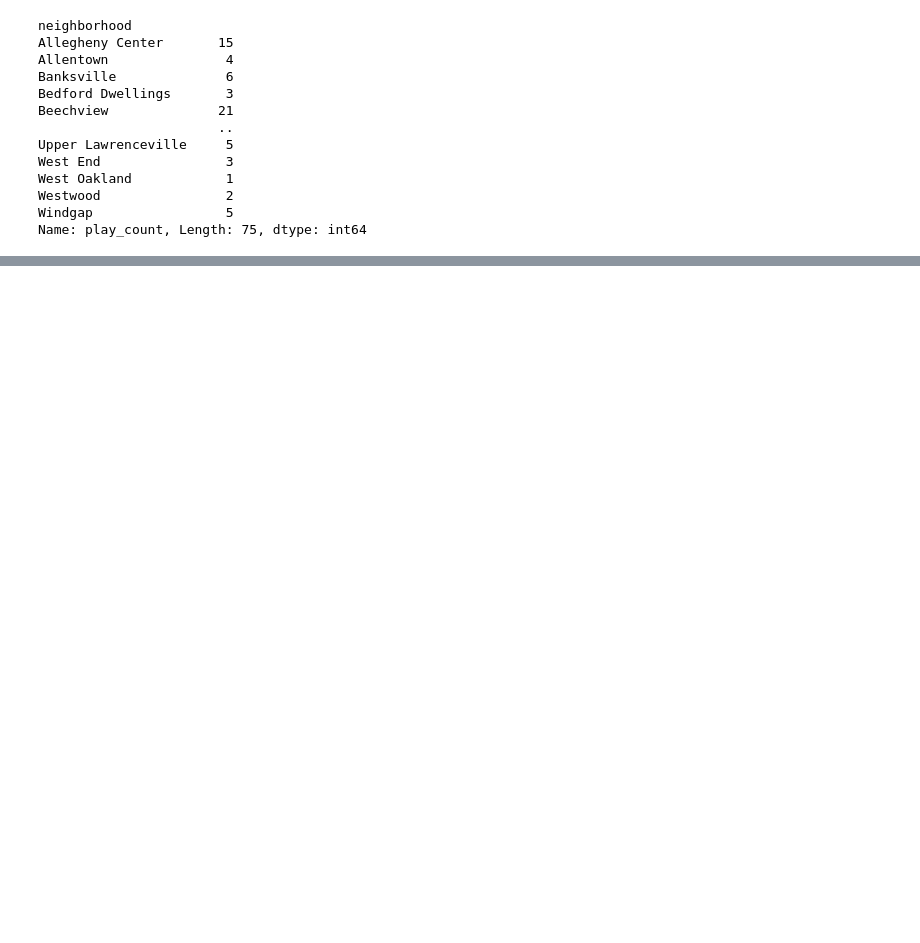
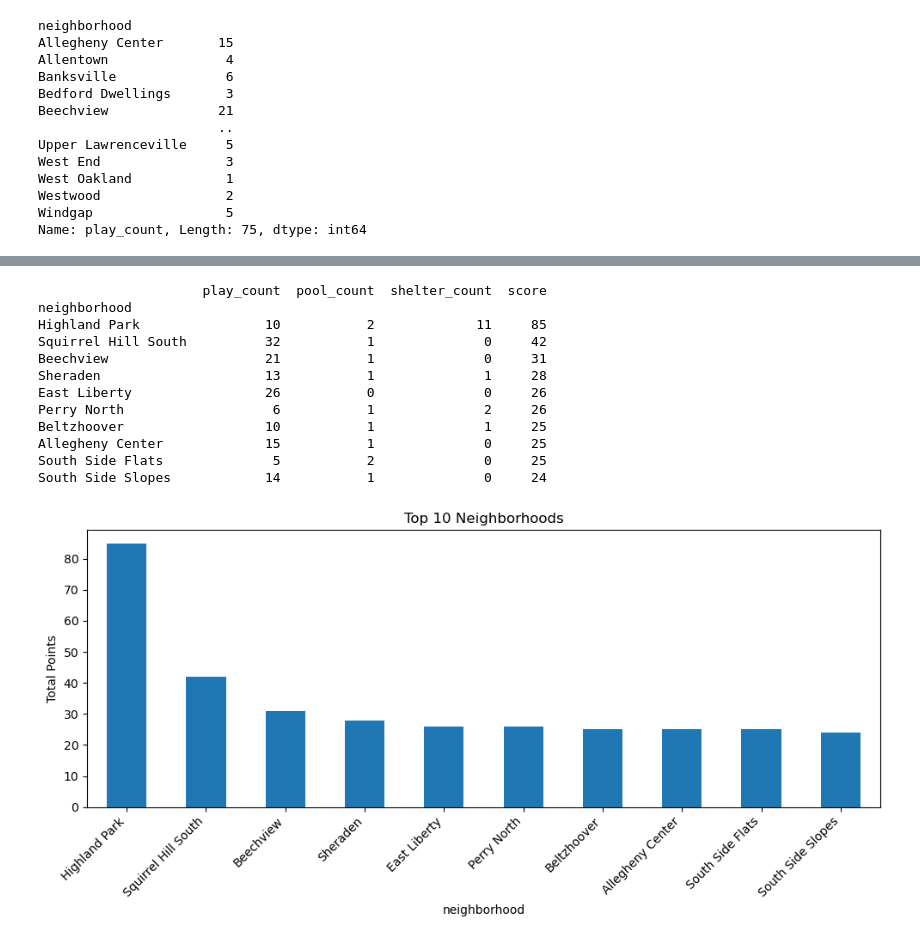
Before and after one commit to hughesc13/best-pgh-neighborhood, a Jupyter notebook: combined_metrics.ipynb, the cells around one changed output, grey strips where cells are left out. Drawn from its saved outputs; the diff is of its cells as text; code cells hidden in the pictures; blank space fills up the shorter version.

```diff
--- a/combined_metrics.ipynb
+++ b/combined_metrics.ipynb
@@ -150,13 +207,27 @@ df["score"] = (
 # %%
-# 6. Sort and display top neighborhoods
+#sort and display top neighborhoods
 top = df.sort_values("score", ascending=False)
 print(top.head(10))
 
-# 7. Optional: Plot the top 10 neighborhoods
+
 fig, ax = plt.subplots(figsize=(10, 5))
 top["score"].head(10).plot(kind="bar", ax=ax)
 ax.set_ylabel("Total Points")
-ax.set_title("Top 10 Neighborhoods by Amenities Score")
+ax.set_title("Top 10 Neighborhoods")
 plt.xticks(rotation=45, ha="right")
-plt.tight_layout()
+plt.tight_layout()#automatically adjusts spacing so nothing is cut off or overlaps
 plt.show()
+# %% [output]
+                     play_count  pool_count  shelter_count  score
+neighborhood
+Highland Park                10           2             11     85
+Squirrel Hill South          32           1              0     42
+Beechview                    21           1              0     31
+Sheraden                     13           1              1     28
+East Liberty                 26           0              0     26
+Perry North                   6           1              2     26
+Beltzhoover                  10           1              1     25
+Allegheny Center             15           1              0     25
+South Side Flats              5           2              0     25
+South Side Slopes            14           1              0     24
+[figure, added]
```
Also changed, not shown: parts of 12 cells of this notebook, 2 other files.
